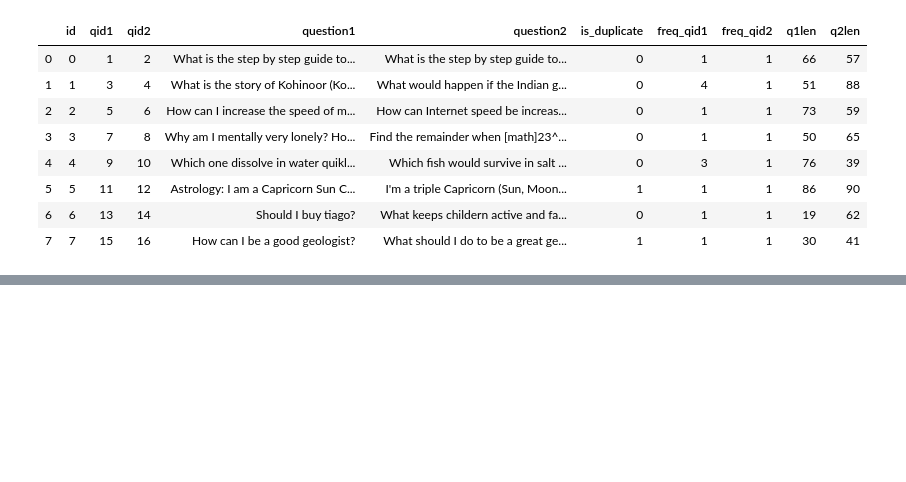
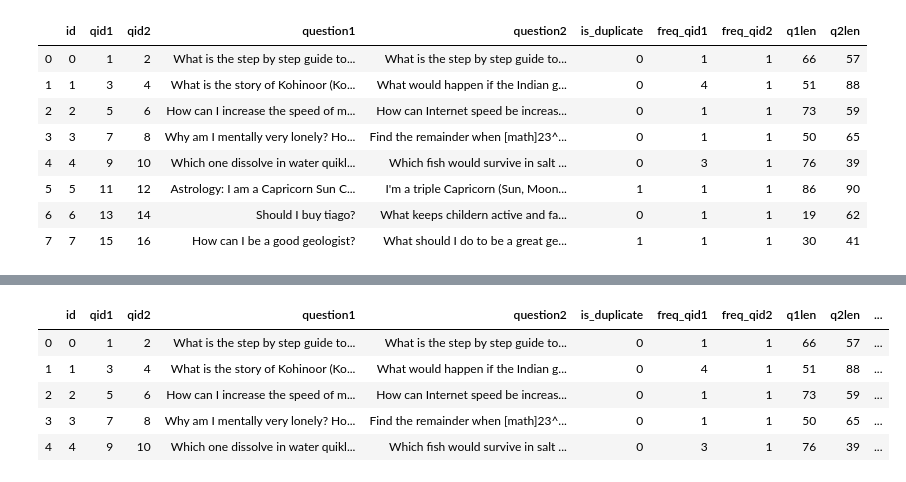
Before and after one commit to arpitiiitv/Machine-Learning-End2End-, a Jupyter notebook: Quora Question Pairs Similarity/Quora Question Pairs.ipynb, the cells around one changed output, grey strips where cells are left out. Drawn from its saved outputs; the diff is of its cells as text; code cells hidden in the pictures; blank space fills up the shorter version.

```diff
--- a/Quora Question Pairs Similarity/Quora Question Pairs.ipynb
+++ b/Quora Question Pairs Similarity/Quora Question Pairs.ipynb
@@ -332,0 +350,16 @@ Name: question2, dtype: object
+# %%
+# word_share = (word_common)/(word_Total)
+# adding word_share features
+def words_share(row):
+    words1 = set(map(lambda x: x.lower().strip(), row['question1'].split(" ")))
+    words2 = set(map(lambda x: x.lower().strip(), row['question2'].split(" ")))
+    return len(words1 & words2)/(len(words1)+len(words2))
+df['words_share'] = df.apply(words_share, axis=1)
+df.head()
+# %% [output]
+|  | id | qid1 | qid2 | question1 | question2 | is_duplicate | freq_qid1 | freq_qid2 | q1len | q2len | ... |
+| 0 | 0 | 1 | 2 | What is the step by step guide to... | What is the step by step guide to... | 0 | 1 | 1 | 66 | 57 | ... |
+| 1 | 1 | 3 | 4 | What is the story of Kohinoor (Ko... | What would happen if the Indian g... | 0 | 4 | 1 | 51 | 88 | ... |
+| 2 | 2 | 5 | 6 | How can I increase the speed of m... | How can Internet speed be increas... | 0 | 1 | 1 | 73 | 59 | ... |
+| 3 | 3 | 7 | 8 | Why am I mentally very lonely? Ho... | Find the remainder when [math]23^... | 0 | 1 | 1 | 50 | 65 | ... |
+| 4 | 4 | 9 | 10 | Which one dissolve in water quikl... | Which fish would survive in salt ... | 0 | 3 | 1 | 76 | 39 | ... |
```
Also changed, not shown: parts of 19 cells of this notebook.
